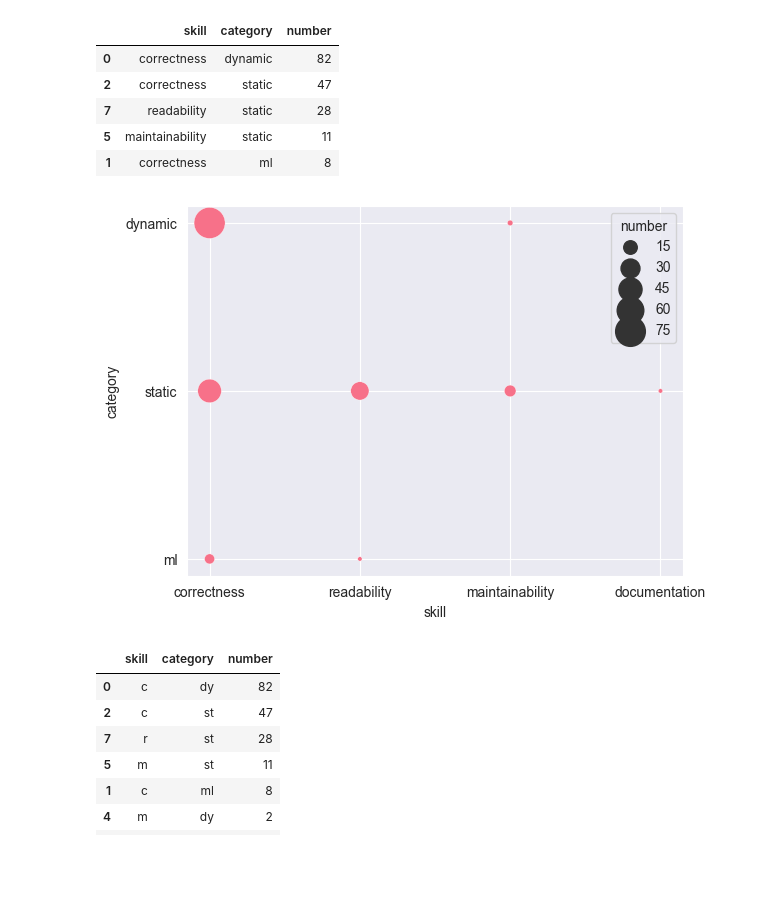
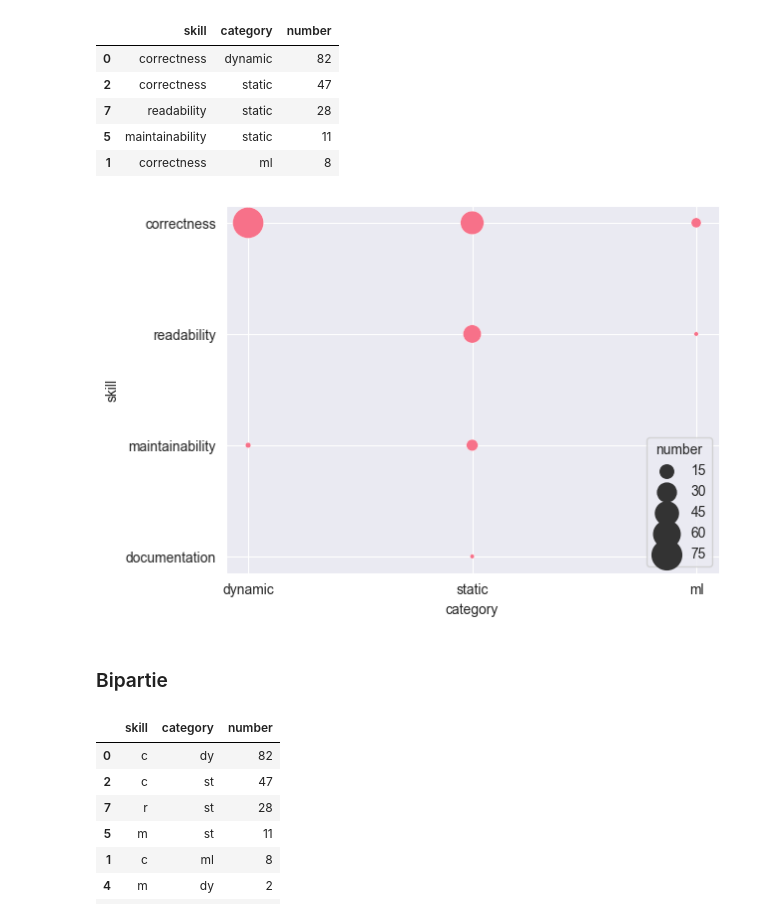
Before and after one commit to m-messer/Automated-Assessment-SLR-Data-Processing, a Jupyter notebook: results.ipynb, the cells around one changed output. Saved outputs shown, nothing was run; the diff lists cells and outputs as text; code cells hidden in the pictures; blank space fills up the shorter version.

```diff
--- a/results.ipynb
+++ b/results.ipynb
@@ -230,10 +230,12 @@ skill_cat_2d_grp.head()
 | 5 | maintainability | static | 11 |
 | 1 | correctness | ml | 8 |
 # %%
-sns.scatterplot(skill_cat_2d_grp, x='skill', y='category', size='number', sizes=(10, 500))
+sns.scatterplot(skill_cat_2d_grp, y='skill', x='category', size='number', sizes=(10, 500))
 plt.savefig('plots/skill_cat_2d_bubble.pdf', bbox_inches='tight')
 # %% [output]
-[figure, old version]
+[figure, new version]
+# %% [markdown]
+### Bipartie
 # %%
 skill_cat_bp = skill_cat_2d_grp.copy()
 
```
Also changed, not shown: parts of 26 cells of this notebook, 7 other files.
